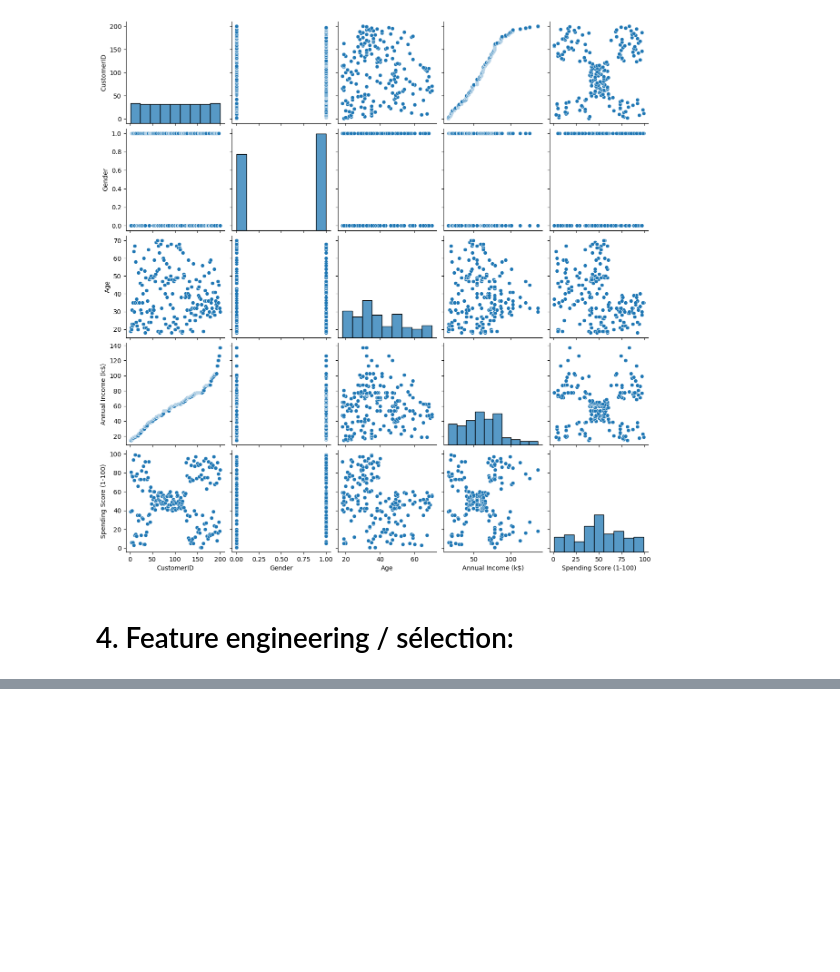
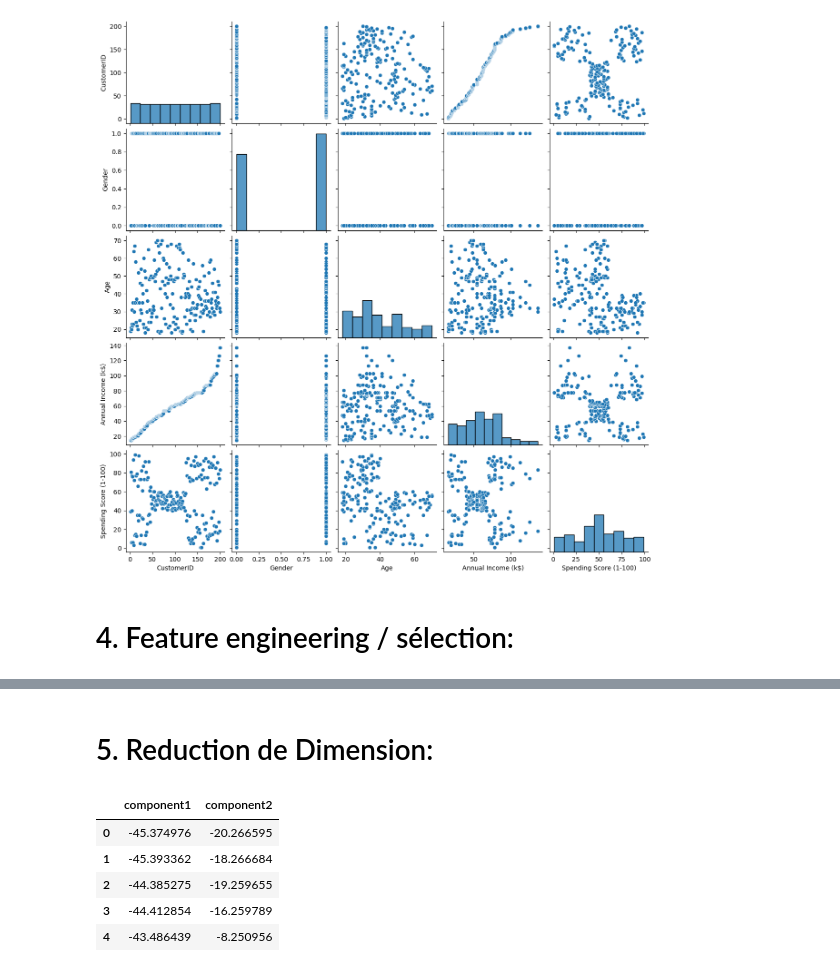
Before and after one commit to fitahiana-dev/KFT, a Jupyter notebook: notebooks/A_Clustering.ipynb, the cells around one changed output, grey strips where cells are left out. Saved outputs shown, nothing was run; the diff lists cells and outputs as text; code cells hidden in the pictures; blank space fills up the shorter version.

```diff
--- a/notebooks/A_Clustering.ipynb
+++ b/notebooks/A_Clustering.ipynb
@@ -91,0 +114,27 @@ Spending Score (1-100)                1.000000
+# %% [markdown]
+# 5. Reduction de Dimension:
+# %%
+# Application de PCA pour la Visualisation en 2D
+pca = PCA(n_components=2) # 2 Composants
+
+# Separer les features des Targets (X et Y)
+## Features: Gender, Age , Annual Income
+## Target : Spending Score
+
+X=dataset_select.drop("Spending Score (1-100)",axis=1) # Exclure Spending Score
+Y=dataset_select["Spending Score (1-100)"]
+
+# Application du PCA pour Reduire en 2 dimension
+X_pca=pca.fit_transform(X)
+
+#Conversion en Dataframe
+df_pca=pd.DataFrame(data=X_pca,columns=['component1','component2'])
+
+df_pca.head()
+# %% [output]
+|  | component1 | component2 |
+| 0 | -45.374976 | -20.266595 |
+| 1 | -45.393362 | -18.266684 |
+| 2 | -44.385275 | -19.259655 |
+| 3 | -44.412854 | -16.259789 |
+| 4 | -43.486439 | -8.250956 |
```
Also changed, not shown: parts of 7 cells of this notebook, 1 other file.
